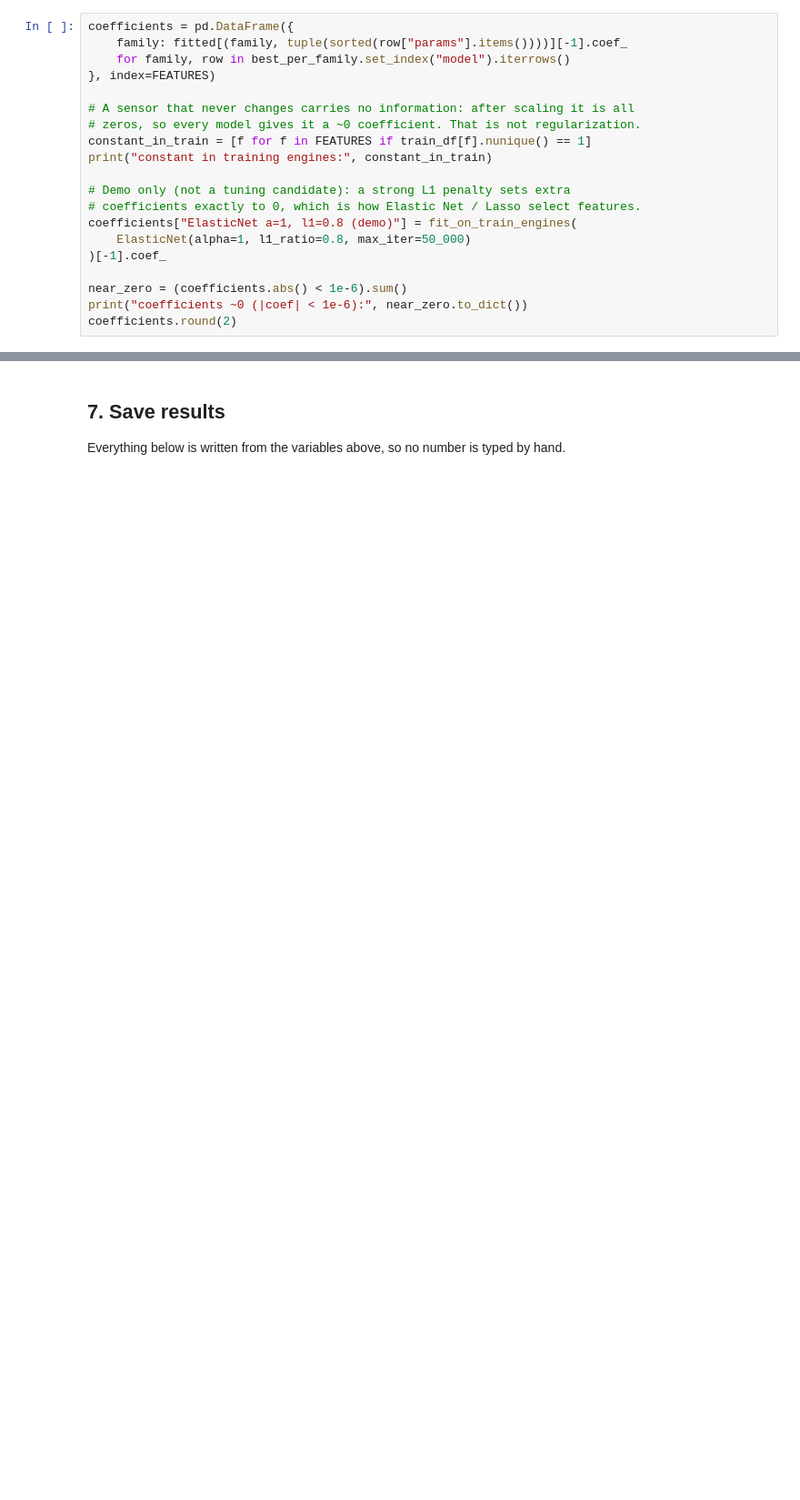
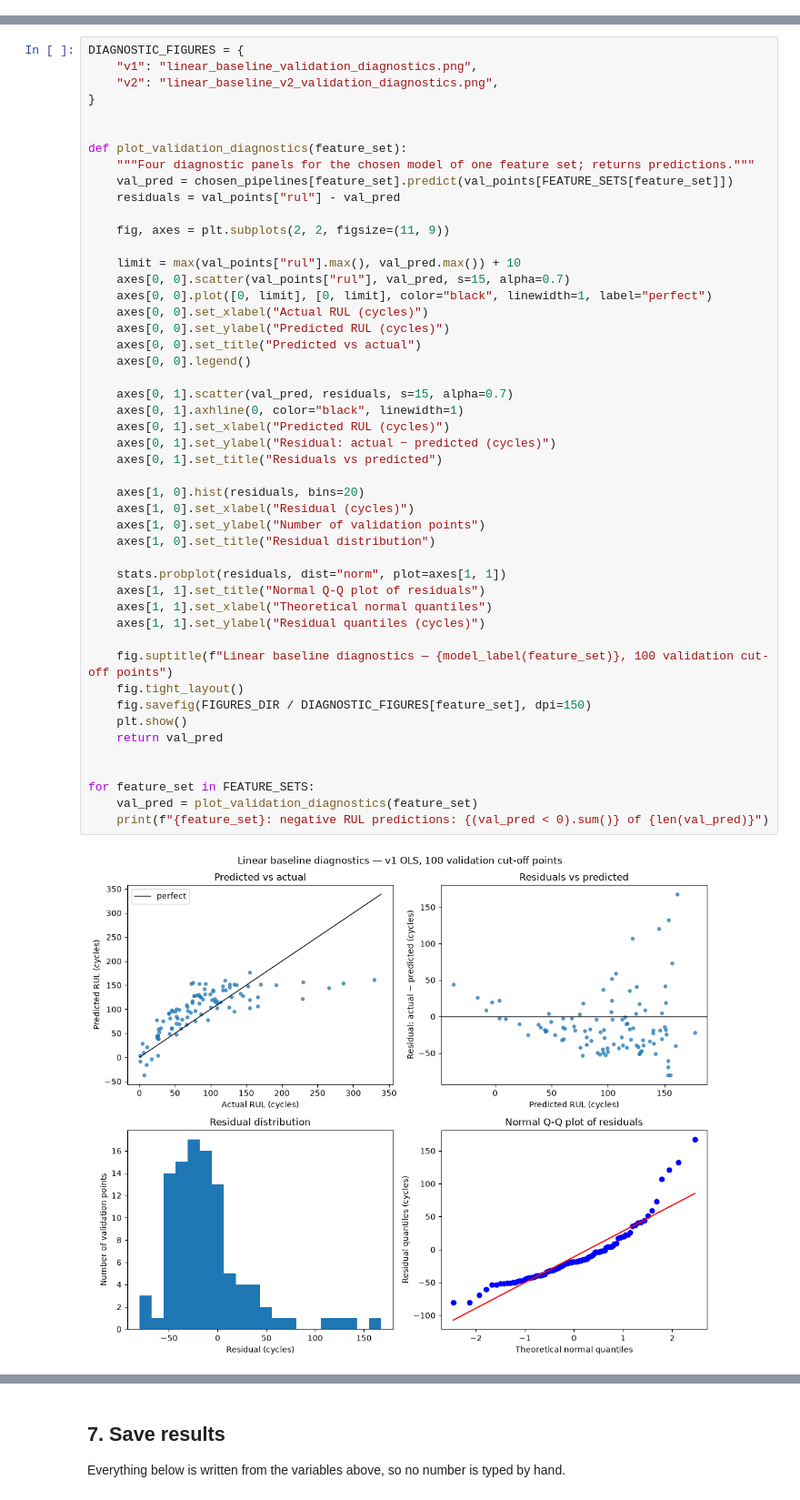
Before and after one commit to Srijan76-code/aml_rul_project, a Jupyter notebook: notebooks/03_linear_baseline.ipynb, the cells around one changed output, grey strips where cells are left out. Shown at 91% size. Cells and saved outputs as stored; diff of their text form; blank space fills up the shorter version.

```diff
--- a/notebooks/03_linear_baseline.ipynb
+++ b/notebooks/03_linear_baseline.ipynb
@@ -175,20 +0,0 @@ plt.show()
-# %%
-coefficients = pd.DataFrame({
-    family: fitted[(family, tuple(sorted(row["params"].items())))][-1].coef_
-    for family, row in best_per_family.set_index("model").iterrows()
-}, index=FEATURES)
-
-# A sensor that never changes carries no information: after scaling it is all
-# zeros, so every model gives it a ~0 coefficient. That is not regularization.
-constant_in_train = [f for f in FEATURES if train_df[f].nunique() == 1]
-print("constant in training engines:", constant_in_train)
-
-# Demo only (not a tuning candidate): a strong L1 penalty sets extra
-# coefficients exactly to 0, which is how Elastic Net / Lasso select features.
-coefficients["ElasticNet a=1, l1=0.8 (demo)"] = fit_on_train_engines(
-    ElasticNet(alpha=1, l1_ratio=0.8, max_iter=50_000)
-)[-1].coef_
-
-near_zero = (coefficients.abs() < 1e-6).sum()
-print("coefficients ~0 (|coef| < 1e-6):", near_zero.to_dict())
-coefficients.round(2)
@@ -344,0 +384,50 @@ test_scores
+# %%
+DIAGNOSTIC_FIGURES = {
+    "v1": "linear_baseline_validation_diagnostics.png",
+    "v2": "linear_baseline_v2_validation_diagnostics.png",
+}
+
+
+def plot_validation_diagnostics(feature_set):
+    """Four diagnostic panels for the chosen model of one feature set; returns predictions."""
+    val_pred = chosen_pipelines[feature_set].predict(val_points[FEATURE_SETS[feature_set]])
+    residuals = val_points["rul"] - val_pred
+
+    fig, axes = plt.subplots(2, 2, figsize=(11, 9))
+
+    limit = max(val_points["rul"].max(), val_pred.max()) + 10
+    axes[0, 0].scatter(val_points["rul"], val_pred, s=15, alpha=0.7)
+    axes[0, 0].plot([0, limit], [0, limit], color="black", linewidth=1, label="perfect")
+    axes[0, 0].set_xlabel("Actual RUL (cycles)")
+    axes[0, 0].set_ylabel("Predicted RUL (cycles)")
+    axes[0, 0].set_title("Predicted vs actual")
+    axes[0, 0].legend()
+
+    axes[0, 1].scatter(val_pred, residuals, s=15, alpha=0.7)
+    axes[0, 1].axhline(0, color="black", linewidth=1)
+    axes[0, 1].set_xlabel("Predicted RUL (cycles)")
+    axes[0, 1].set_ylabel("Residual: actual − predicted (cycles)")
+    axes[0, 1].set_title("Residuals vs predicted")
+
+    axes[1, 0].hist(residuals, bins=20)
+    axes[1, 0].set_xlabel("Residual (cycles)")
+    axes[1, 0].set_ylabel("Number of validation points")
+    axes[1, 0].set_title("Residual distribution")
+
+    stats.probplot(residuals, dist="norm", plot=axes[1, 1])
+    axes[1, 1].set_title("Normal Q-Q plot of residuals")
+    axes[1, 1].set_xlabel("Theoretical normal quantiles")
+    axes[1, 1].set_ylabel("Residual quantiles (cycles)")
+
+    fig.suptitle(f"Linear baseline diagnostics — {model_label(feature_set)}, 100 validation cut-off points")
+    fig.tight_layout()
+    fig.savefig(FIGURES_DIR / DIAGNOSTIC_FIGURES[feature_set], dpi=150)
+    plt.show()
+    return val_pred
+
+
+for feature_set in FEATURE_SETS:
+    val_pred = plot_validation_diagnostics(feature_set)
+    print(f"{feature_set}: negative RUL predictions: {(val_pred < 0).sum()} of {len(val_pred)}")
+# %% [output]
+[figure, added]
```
Also changed, not shown: parts of 47 cells of this notebook, 10 other files.
